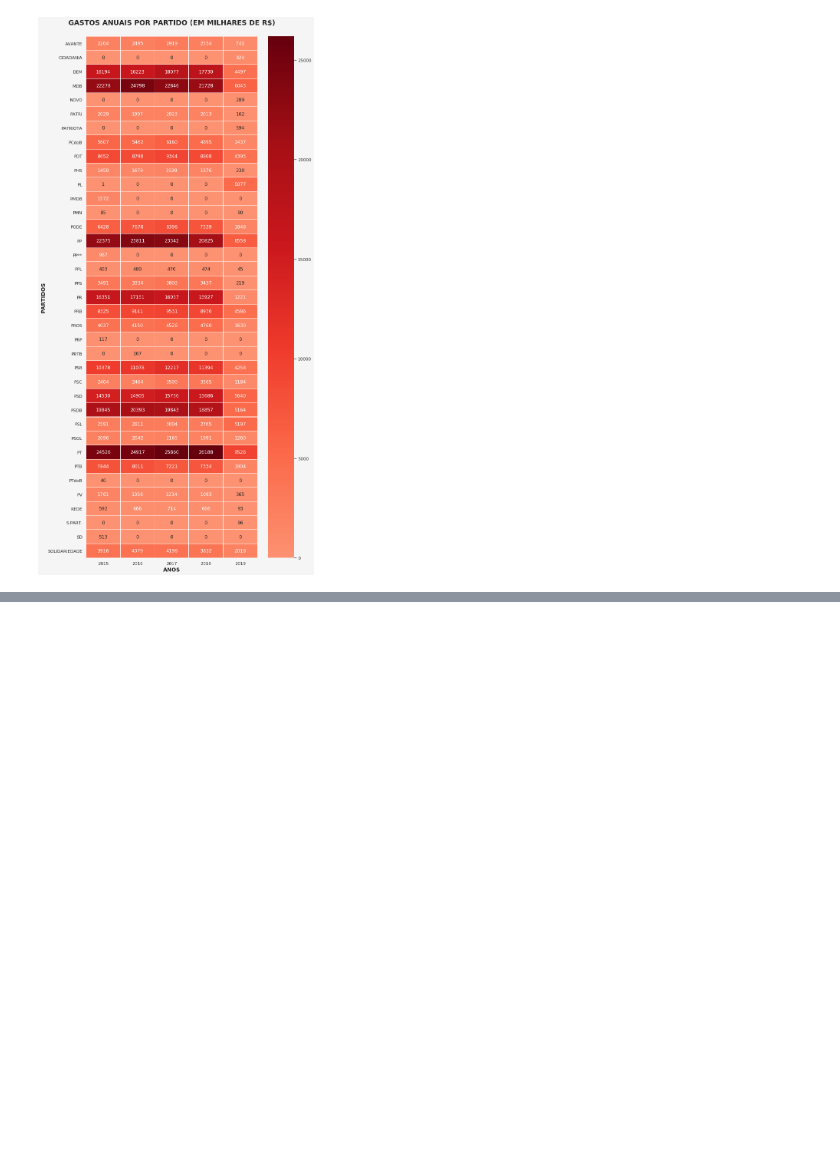
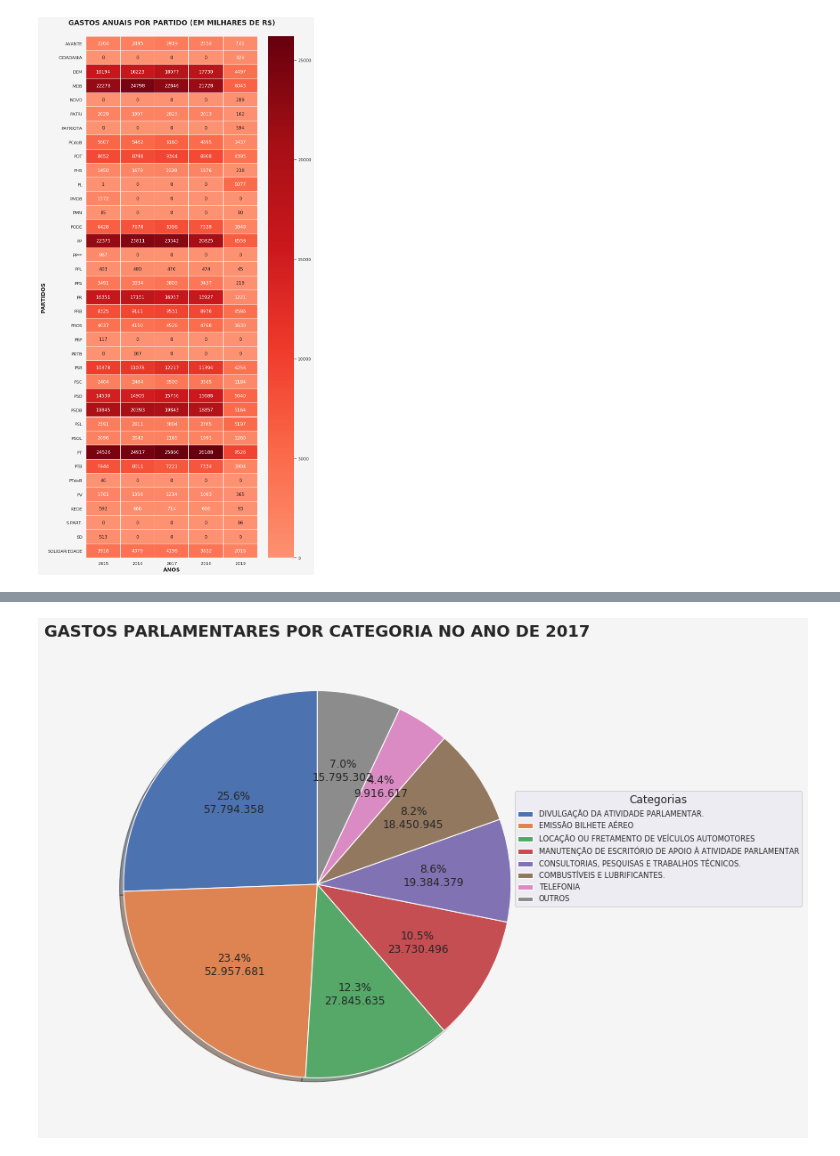
Before and after one commit to clima73/bigdata, a Jupyter notebook: self/analytics.ipynb, the cells around one changed output, grey strips where cells are left out. Cells and saved outputs as stored; diff of their text form; code cells hidden in the pictures; blank space fills up the shorter version.

```diff
--- a/self/analytics.ipynb
+++ b/self/analytics.ipynb
@@ -99,0 +113,8 @@ plt.show()
+# %%
+dfAux = dfCat[:7].copy()
+dfOutros = pd.DataFrame(data = {
+    'categoria' : ['OUTROS'],
+    'valor' : [dfCat['valor'][7:].sum()]
+})
+dfCat = pd.concat([dfAux, dfOutros])
+dfCat
@@ -99,0 +131,9 @@ plt.show()
+# %%
+plt.figure(figsize=(12, 10), facecolor='WhiteSmoke')
+aux = plt.pie(dfCat['valor'], autopct=lambda pct: percent(pct, dfCat['valor']), shadow=True, startangle=90)
+plt.title('GASTOS PARLAMENTARES POR CATEGORIA NO ANO DE '+ano,fontsize=18,fontweight="bold")
+#plt.legend(dfCat['categoria'],title="Categorias",loc='best', bbox_to_anchor=(0.9, 0))
+plt.legend(dfCat['categoria'],title="Categorias",bbox_to_anchor=(0.9,0.7),fontsize='x-small')
+plt.show()
+# %% [output]
+[figure, added]
```
Also changed, not shown: parts of 10 cells of this notebook.
